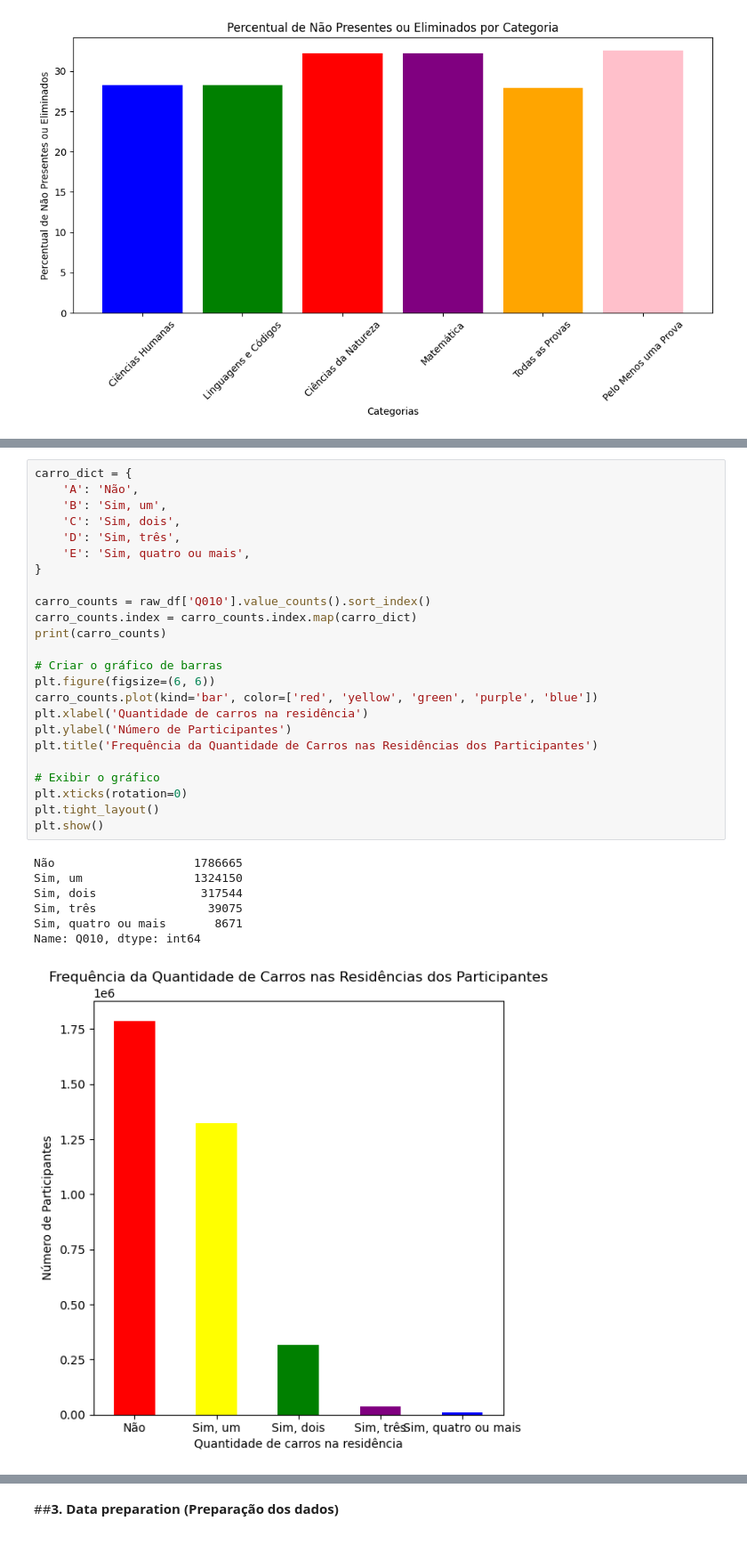
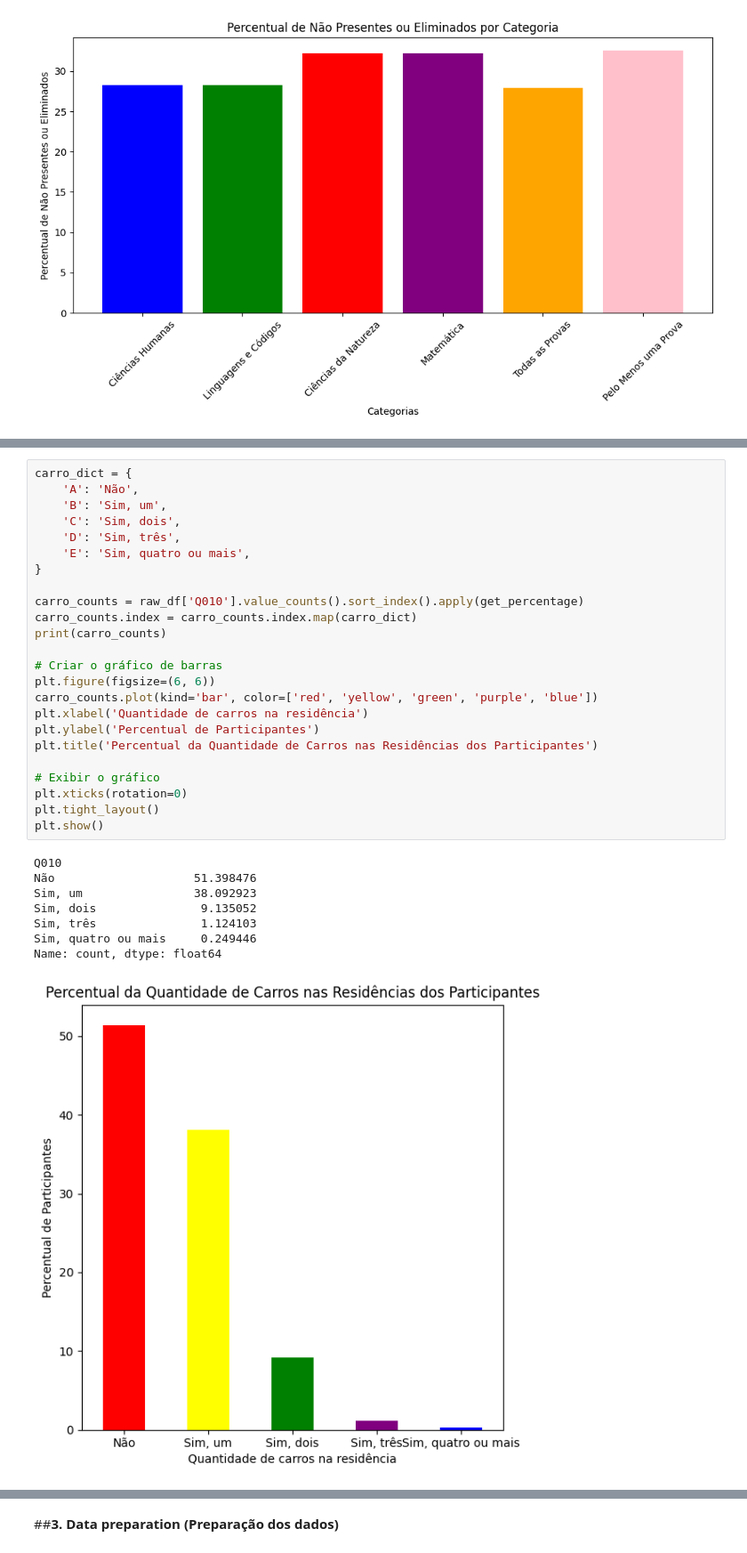
Before and after one commit to Chbmleao/DataMining-TP1, a Jupyter notebook: TP1_Mineração_de_Dados.ipynb, the cells around one changed output, grey strips where cells are left out. Shown: that part at 89% size. Drawn from its saved outputs; the diff is of its cells as text.

```diff
--- a/TP1_Mineração_de_Dados.ipynb
+++ b/TP1_Mineração_de_Dados.ipynb
@@ -168,35 +180,36 @@ Name: TP_ESCOLA, dtype: int64
 # %%
 carro_dict = {
     'A': 'Não',
     'B': 'Sim, um',
     'C': 'Sim, dois',
     'D': 'Sim, três',
     'E': 'Sim, quatro ou mais',
 }
 
-carro_counts = raw_df['Q010'].value_counts().sort_index()
+carro_counts = raw_df['Q010'].value_counts().sort_index().apply(get_percentage)
 carro_counts.index = carro_counts.index.map(carro_dict)
 print(carro_counts)
 
 # Criar o gráfico de barras
 plt.figure(figsize=(6, 6))
 carro_counts.plot(kind='bar', color=['red', 'yellow', 'green', 'purple', 'blue'])
 plt.xlabel('Quantidade de carros na residência')
-plt.ylabel('Número de Participantes')
-plt.title('Frequência da Quantidade de Carros nas Residências dos Participantes')
+plt.ylabel('Percentual de Participantes')
+plt.title('Percentual da Quantidade de Carros nas Residências dos Participantes')
 
 # Exibir o gráfico
 plt.xticks(rotation=0)
 plt.tight_layout()
 plt.show()
 # %% [output]
-Não                    1786665
-Sim, um                1324150
-Sim, dois               317544
-Sim, três                39075
-Sim, quatro ou mais       8671
-Name: Q010, dtype: int64
+Q010
+Não                    51.398476
+Sim, um                38.092923
+Sim, dois               9.135052
+Sim, três               1.124103
+Sim, quatro ou mais     0.249446
+Name: count, dtype: float64
-[figure, old version]
+[figure, new version]
 # %%
 internet_dict = {
     'A': 'Não',
```
Also changed, not shown: parts of 5 cells of this notebook.
